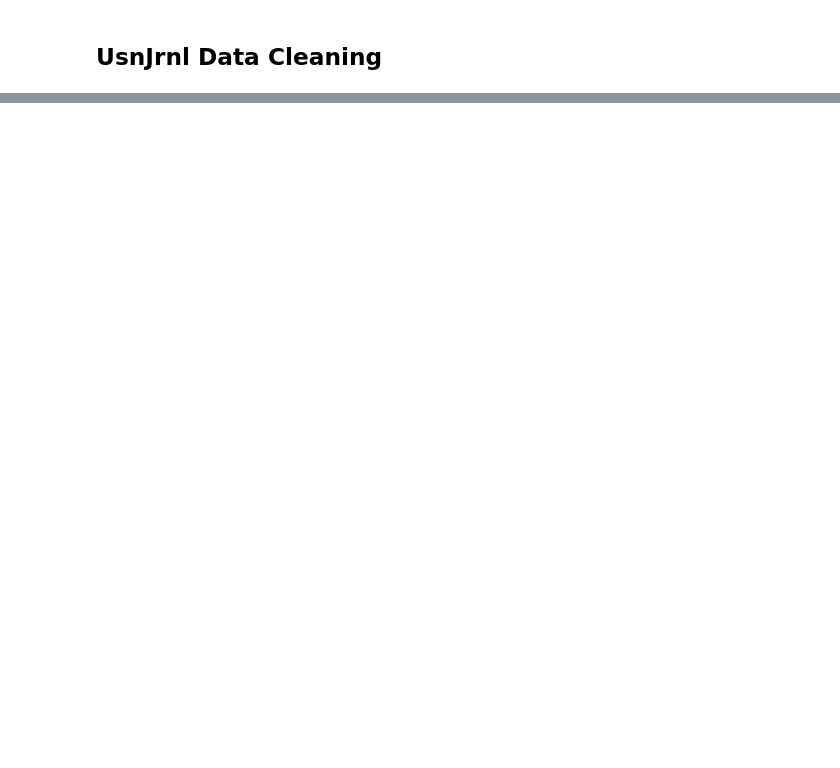
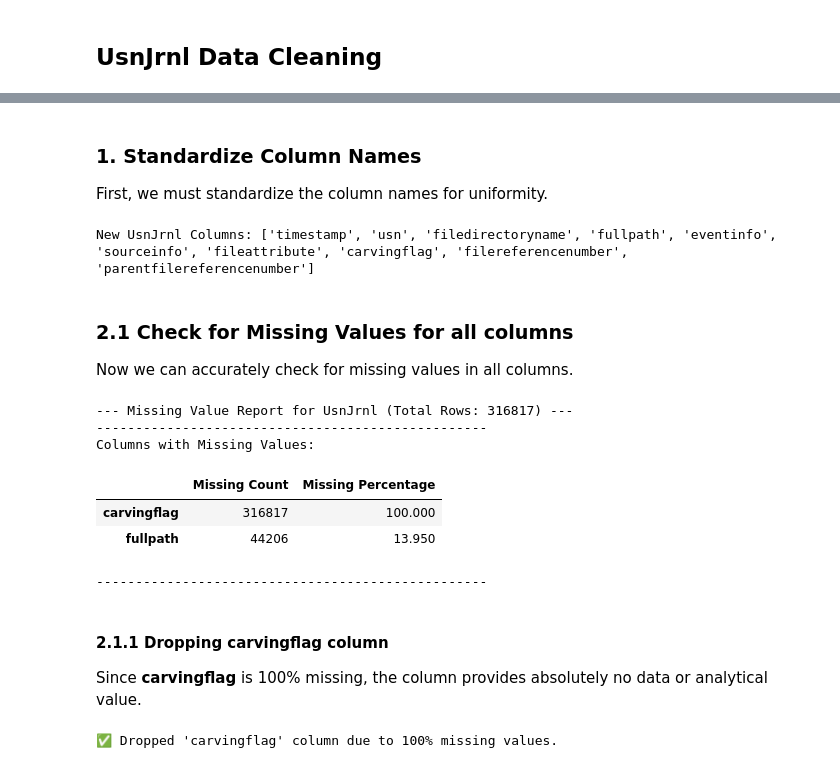
Before and after one commit to soniboni/Digital-Detectives_Thesis, a Jupyter notebook: notebooks/Phase 1 - Data Cleaning.ipynb, the cells around one changed output, grey strips where cells are left out. Cells and saved outputs as stored; diff of their text form; code cells hidden in the pictures; blank space fills up the shorter version.

```diff
--- a/notebooks/data-cleaning.ipynb
+++ b/notebooks/Phase 1 - Data Cleaning.ipynb
@@ -786,7 +804,10 @@ Note: Export was optimized to avoid unnecessary date parsing warnings.
+# %% [markdown]
+### 1. Standardize Column Names
+First, we must standardize the column names for uniformity.
 # %%
 # 1. Standardize column names: lowercase, remove special characters/parentheses, replace spaces with underscores.
-df_log.columns = (
-    df_log.columns
+df_usn.columns = (
+    df_usn.columns
     .str.lower()
     .str.replace(r'\(.*?\)', '', regex=True) # Remove anything in parentheses (like '(UTC+8)')
     .str.replace('[^a-z0-9_]', '', regex=True) # Remove other non-alphanumeric chars (like slashes)
@@ -796,7 +817,63 @@ df_log.columns = (
 )
 
 # Display the new, clean column names
-print("New LogFile Columns:", df_log.columns.tolist())
+print("New UsnJrnl Columns:", df_usn.columns.tolist())
 
 # Rename specific columns for clarity if needed (e.g., 'eventdetail' is a good name already)
 # If your column is now just 'eventdetail', you are good to go.
+# %% [output]
+New UsnJrnl Columns: ['timestamp', 'usn', 'filedirectoryname', 'fullpath', 'eventinfo', 'sourceinfo', 'fileattribute', 'carvingflag', 'filereferencenumber', 'parentfilereferencenumber']
+# %% [markdown]
+### 2.1 Check for Missing Values for all columns
+Now we can accurately check for missing values in all columns.
+# %%
+# Check the total number of entries
+total_rows = len(df_usn)
+
+# Print total rows for context
+print(f"--- Missing Value Report for UsnJrnl (Total Rows: {total_rows}) ---")
+print("-" * 50)
+
+# Use a concise method to count NaNs for all columns
+missing_values_report = df_usn.isnull().sum()
+missing_percentage_report = (missing_values_report / total_rows) * 100
+
+# Combine the count and percentage into a single DataFrame for clean viewing
+missing_df = pd.DataFrame({
+    'Missing Count': missing_values_report,
+    'Missing Percentage': missing_percentage_report.round(2)
+})
+
+# Filter to show only columns with at least one missing value
+# (Optional: remove this line if you want to see all columns)
+missing_df = missing_df[missing_df['Missing Count'] > 0]
+
+# Sort by the number of missing values (descending)
+missing_df.sort_values(by='Missing Count', ascending=False, inplace=True)
+
+# Display the report
+if missing_df.empty:
+    print("🎉 Congratulations! No missing values found in any column.")
+else:
+    print("Columns with Missing Values:")
+    display(missing_df)
+
+print("-" * 50)
+# %% [output]
+--- Missing Value Report for UsnJrnl (Total Rows: 316817) ---
+--------------------------------------------------
+Columns with Missing Values:
+|  | Missing Count | Missing Percentage |
+| carvingflag | 316817 | 100.000 |
+| fullpath | 44206 | 13.950 |
+--------------------------------------------------
+# %% [markdown]
+#### 2.1.1 Dropping carvingflag column
+Since **carvingflag** is 100% missing, the column provides absolutely no data or analytical value.
+# %%
+# Drop the carvingflag column as it is entirely missing (100%)
+if 'carvingflag' in df_usn.columns:
+    df_usn.drop(columns=['carvingflag'], inplace=True)
+    print("✅ Dropped 'carvingflag' column due to 100% missing values.")
+# %% [output]
+✅ Dropped 'carvingflag' column due to 100% missing values.
```
Also changed, not shown: parts of 22 cells of this notebook, 1 other file.
